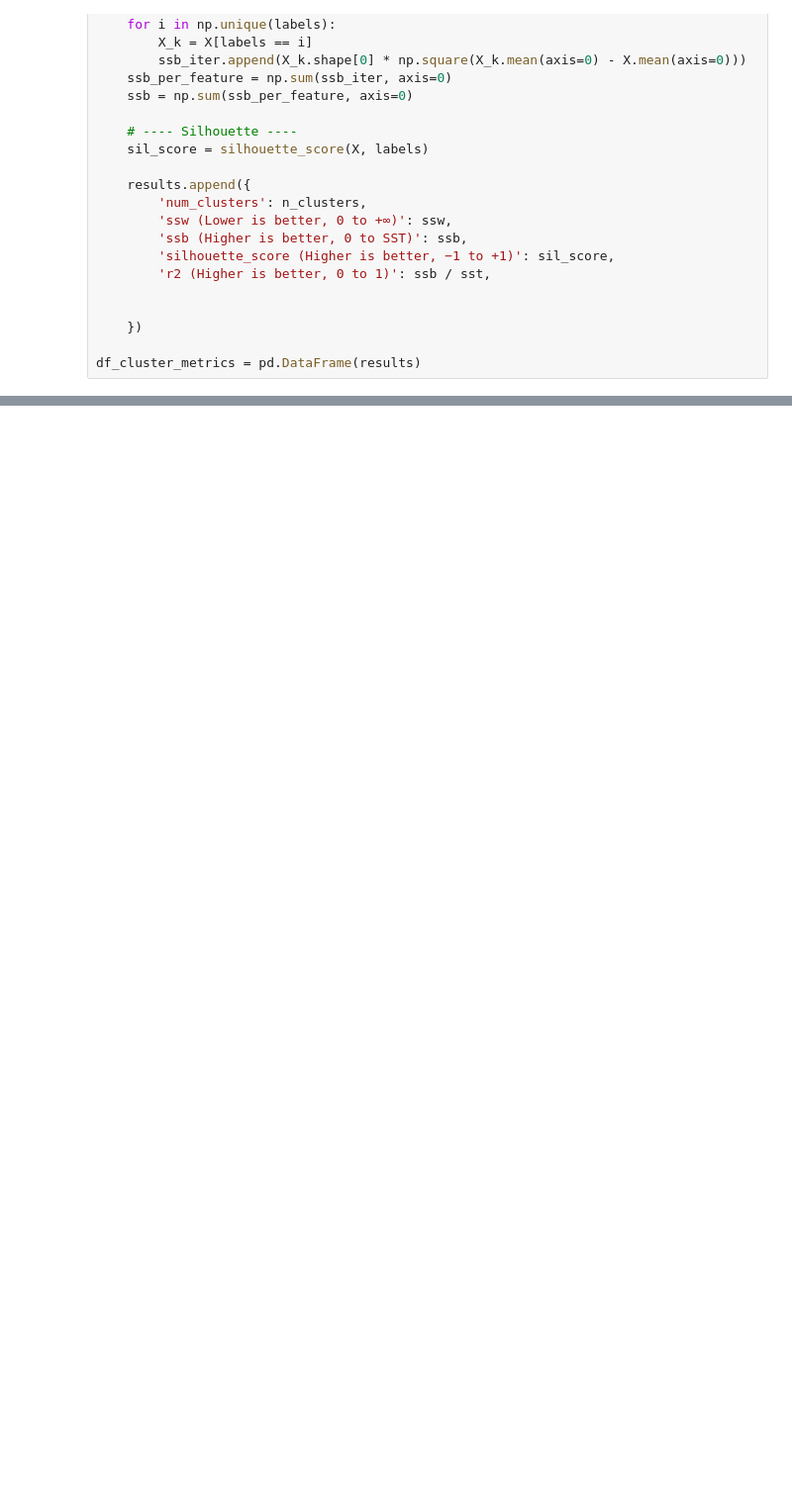
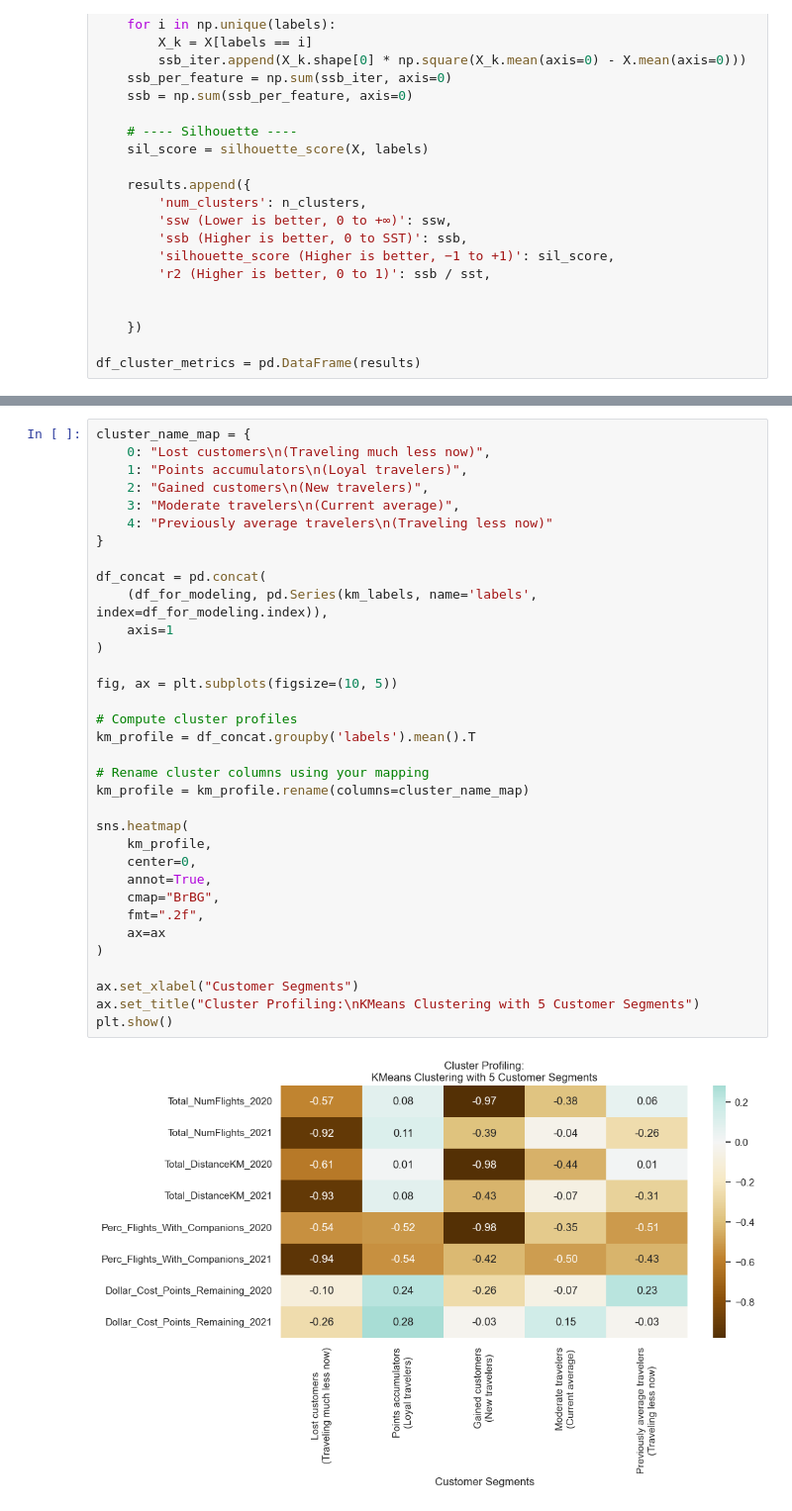
Before and after one commit to luisbdavila/Airline_Customer_Segmentation_DataMining_Project_Python, a Jupyter notebook: Final_delivery/Code/yearly_behavioral.ipynb, the cells around one changed output, grey strips where cells are left out. Shown at 99% size. Cells and saved outputs as stored; diff of their text form; blank space fills up the shorter version.

Commit message:
cluster name

```diff
--- a/Final_delivery/Code/yearly_behavioral.ipynb
+++ b/Final_delivery/Code/yearly_behavioral.ipynb
@@ -487,0 +394,36 @@ For n_clusters = 19, the average silhouette_score is : 0.14693023391236681
+# %%
+cluster_name_map = {
+    0: "Lost customers\n(Traveling much less now)",
+    1: "Points accumulators\n(Loyal travelers)",
+    2: "Gained customers\n(New travelers)",
+    3: "Moderate travelers\n(Current average)",
+    4: "Previously average travelers\n(Traveling less now)"
+}
+
+df_concat = pd.concat(
+    (df_for_modeling, pd.Series(km_labels, name='labels', index=df_for_modeling.index)),
+    axis=1
+)
+
+fig, ax = plt.subplots(figsize=(10, 5))
+
+# Compute cluster profiles
+km_profile = df_concat.groupby('labels').mean().T
+
+# Rename cluster columns using your mapping
+km_profile = km_profile.rename(columns=cluster_name_map)
+
+sns.heatmap(
+    km_profile,
+    center=0,
+    annot=True,
+    cmap="BrBG",
+    fmt=".2f",
+    ax=ax
+)
+
+ax.set_xlabel("Customer Segments")
+ax.set_title("Cluster Profiling:\nKMeans Clustering with 5 Customer Segments")
+plt.show()
+# %% [output]
+[figure, added]
```
Also changed, not shown: parts of 25 cells of this notebook.
